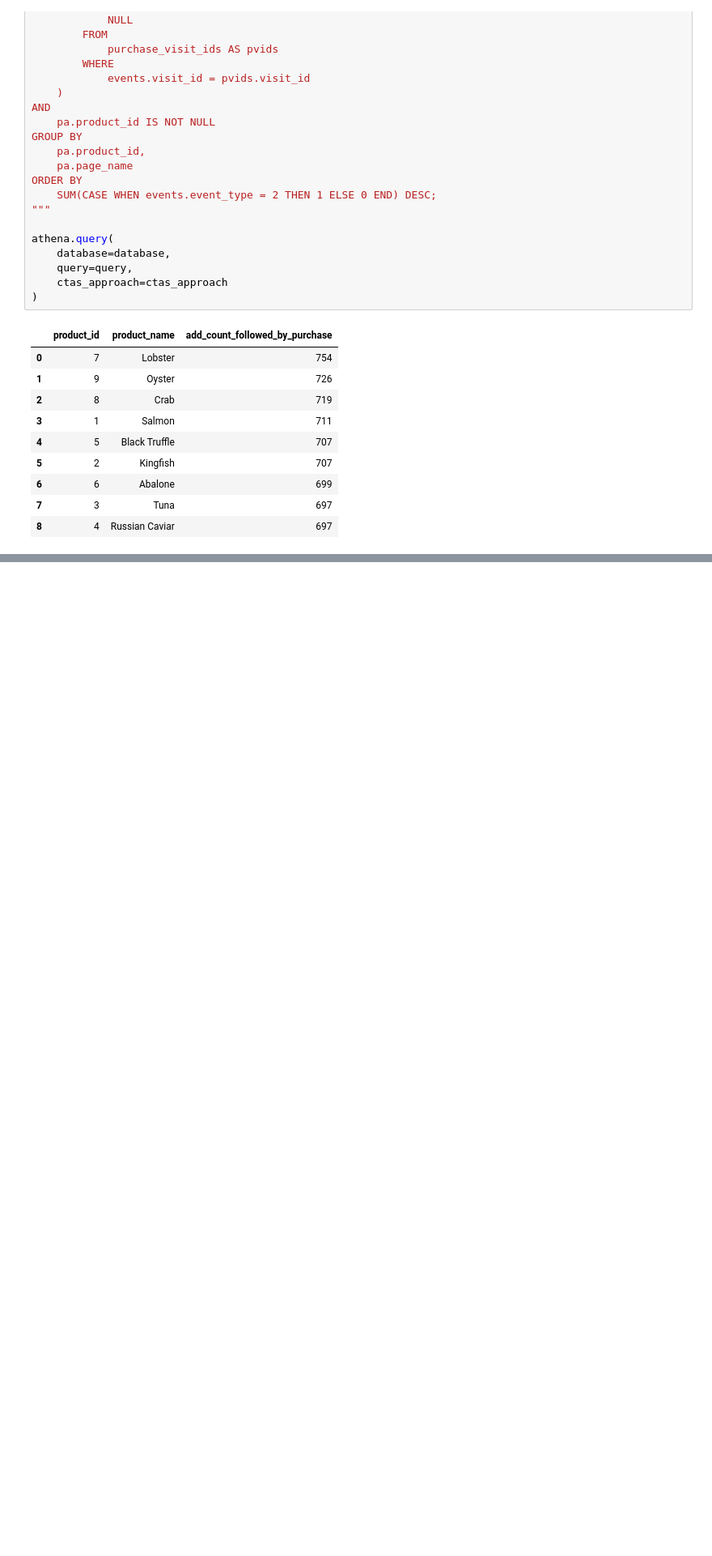
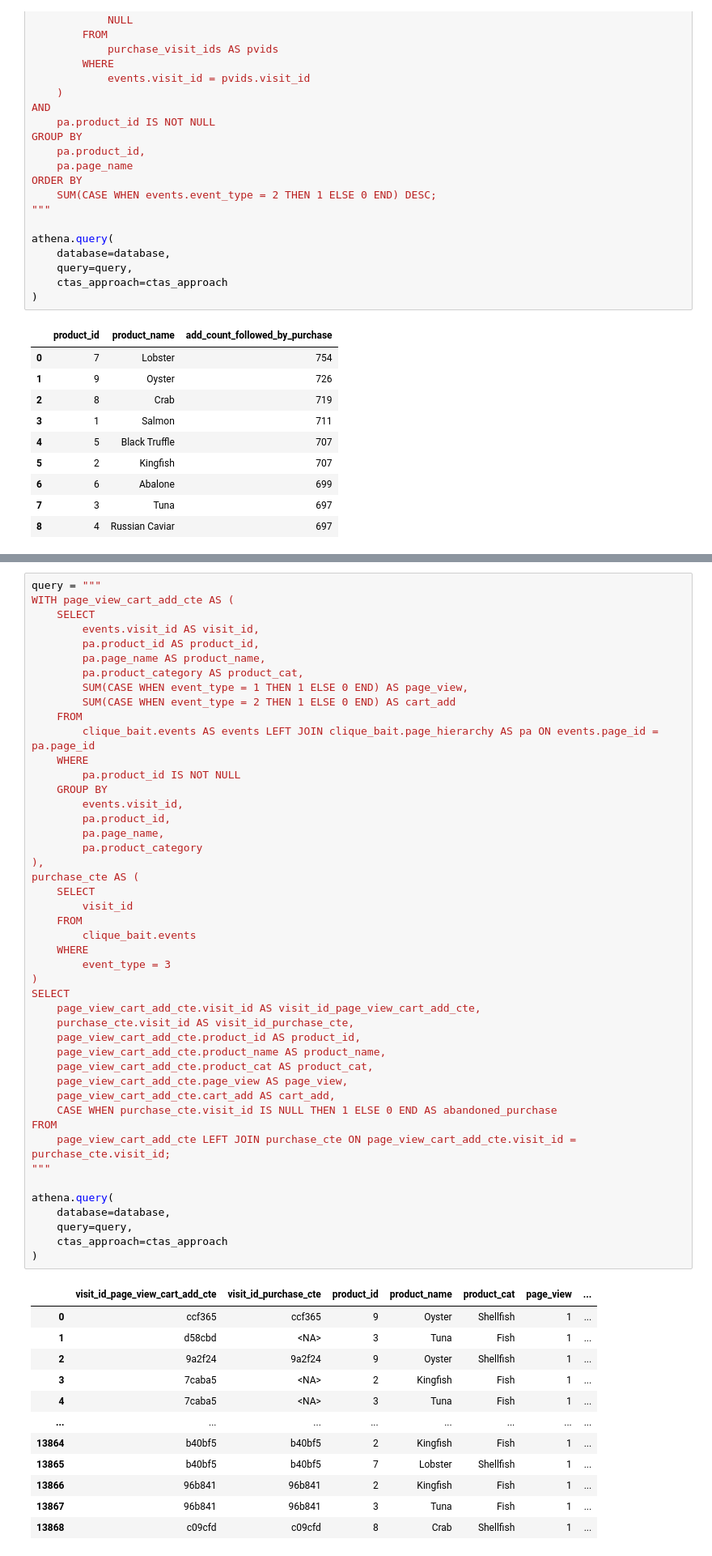
Before and after one commit to yangwu1227/sql-case-studies, a Jupyter notebook: case_studies/clique_bait/notebooks/business_questions.ipynb, the cells around one changed output, grey strips where cells are left out. Shown at 81% size. Drawn from its saved outputs; the diff is of its cells as text; blank space fills up the shorter version.

Commit message:
feat: clique bait product funnel analysis

```diff
--- a/case_studies/clique_bait/notebooks/business_questions.ipynb
+++ b/case_studies/clique_bait/notebooks/business_questions.ipynb
@@ -768,0 +870,59 @@ athena.query(
+# %%
+query = """
+WITH page_view_cart_add_cte AS (
+    SELECT
+        events.visit_id AS visit_id,
+        pa.product_id AS product_id,
+        pa.page_name AS product_name,
+        pa.product_category AS product_cat,
+        SUM(CASE WHEN event_type = 1 THEN 1 ELSE 0 END) AS page_view,
+        SUM(CASE WHEN event_type = 2 THEN 1 ELSE 0 END) AS cart_add
+    FROM
+        clique_bait.events AS events LEFT JOIN clique_bait.page_hierarchy AS pa ON events.page_id = pa.page_id
+    WHERE
+        pa.product_id IS NOT NULL
+    GROUP BY
+        events.visit_id,
+        pa.product_id,
+        pa.page_name,
+        pa.product_category
+),
+purchase_cte AS (
+    SELECT
+        visit_id
+    FROM
+        clique_bait.events
+    WHERE
+        event_type = 3
+)
+SELECT
+    page_view_cart_add_cte.visit_id AS visit_id_page_view_cart_add_cte,
+    purchase_cte.visit_id AS visit_id_purchase_cte,
+    page_view_cart_add_cte.product_id AS product_id,
+    page_view_cart_add_cte.product_name AS product_name,
+    page_view_cart_add_cte.product_cat AS product_cat,
+    page_view_cart_add_cte.page_view AS page_view,
+    page_view_cart_add_cte.cart_add AS cart_add,
+    CASE WHEN purchase_cte.visit_id IS NULL THEN 1 ELSE 0 END AS abandoned_purchase
+FROM
+    page_view_cart_add_cte LEFT JOIN purchase_cte ON page_view_cart_add_cte.visit_id = purchase_cte.visit_id;
+"""
+
+athena.query(
+    database=database,
+    query=query,
+    ctas_approach=ctas_approach
+)
+# %% [output]
+|  | visit_id_page_view_cart_add_cte | visit_id_purchase_cte | product_id | product_name | product_cat | page_view | ... |
+| 0 | ccf365 | ccf365 | 9 | Oyster | Shellfish | 1 | ... |
+| 1 | d58cbd | <NA> | 3 | Tuna | Fish | 1 | ... |
+| 2 | 9a2f24 | 9a2f24 | 9 | Oyster | Shellfish | 1 | ... |
+| 3 | 7caba5 | <NA> | 2 | Kingfish | Fish | 1 | ... |
+| 4 | 7caba5 | <NA> | 3 | Tuna | Fish | 1 | ... |
+| ... | ... | ... | ... | ... | ... | ... | ... |
+| 13864 | b40bf5 | b40bf5 | 2 | Kingfish | Fish | 1 | ... |
+| 13865 | b40bf5 | b40bf5 | 7 | Lobster | Shellfish | 1 | ... |
+| 13866 | 96b841 | 96b841 | 2 | Kingfish | Fish | 1 | ... |
+| 13867 | 96b841 | 96b841 | 3 | Tuna | Fish | 1 | ... |
+| 13868 | c09cfd | c09cfd | 8 | Crab | Shellfish | 1 | ... |
```
Also changed, not shown: parts of 29 cells of this notebook, 1 other file.
